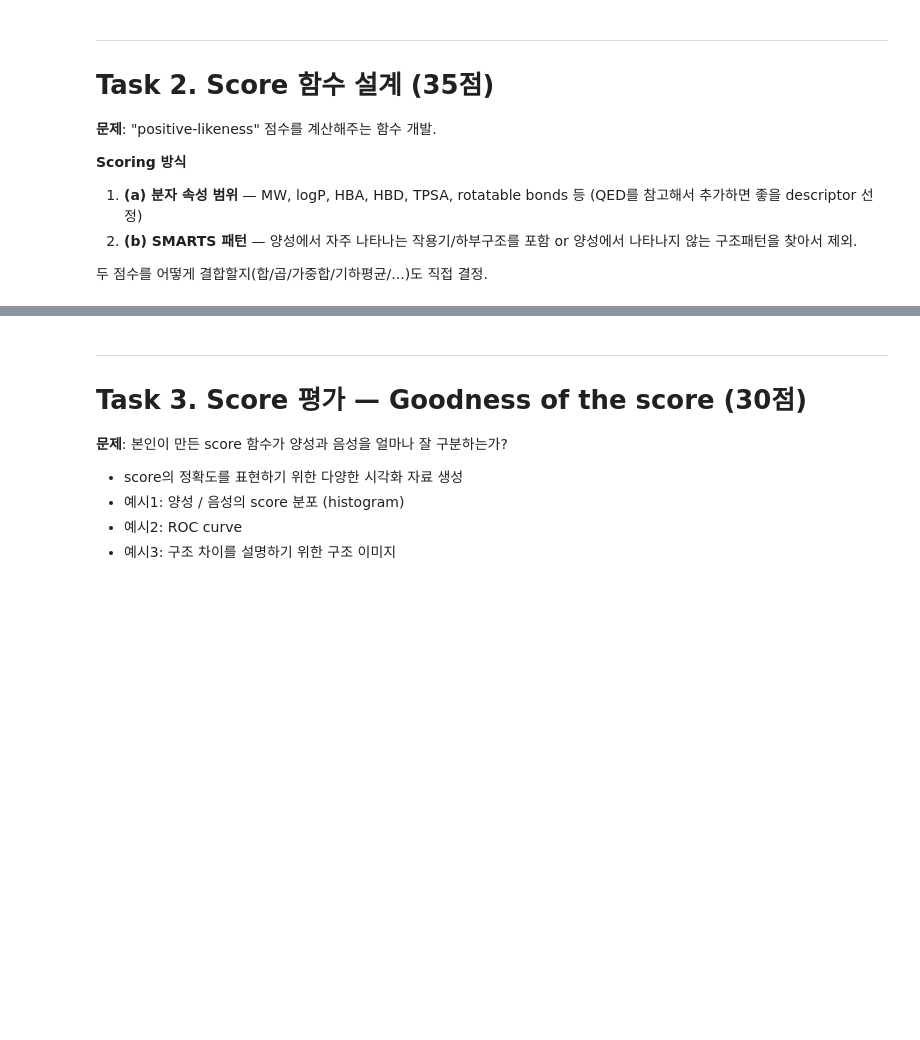
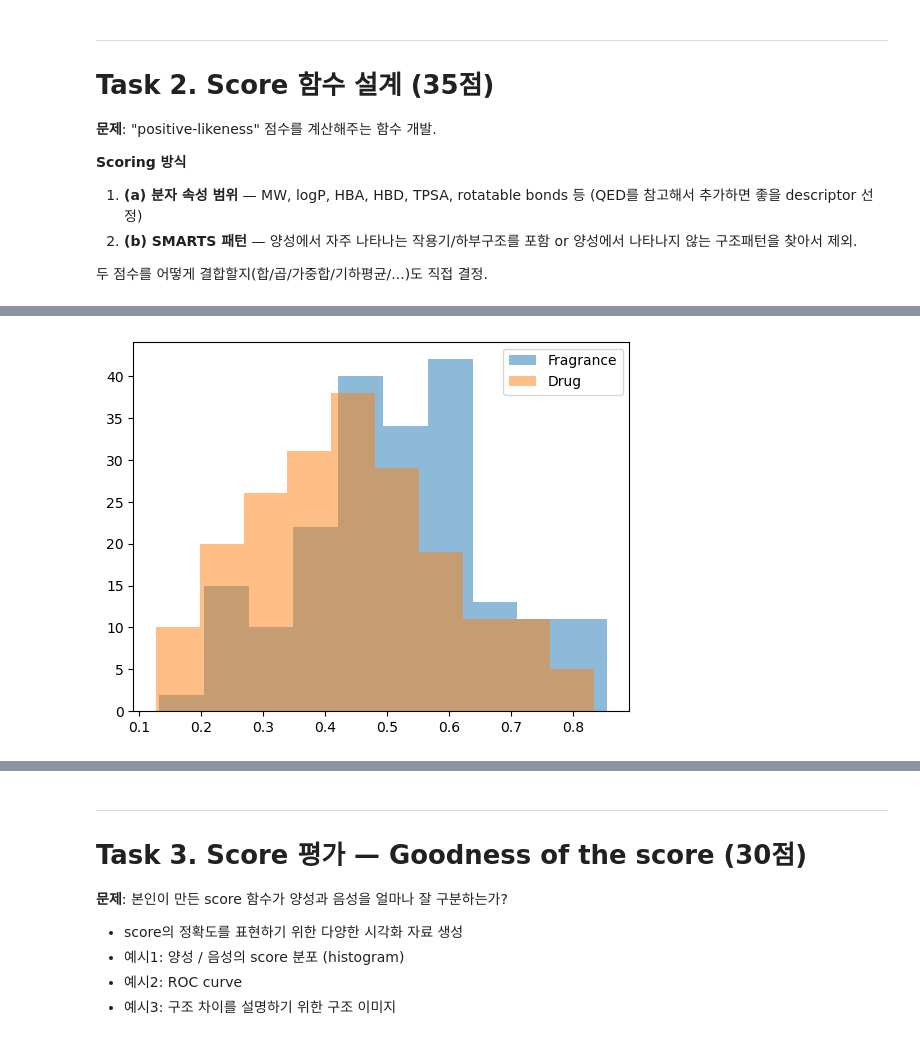
Before and after one commit to Hyeji-Shin-lab/2026-Algorithm, a Jupyter notebook: 신혜지_20251259_화학제품군.ipynb, the cells around one changed output, grey strips where cells are left out. Saved outputs shown, nothing was run; the diff lists cells and outputs as text; code cells hidden in the pictures; blank space fills up the shorter version.

```diff
--- a/신혜지_20251259_화학제품군.ipynb
+++ b/신혜지_20251259_화학제품군.ipynb
@@ -631,0 +673,3 @@ H --> I[Negative Selection]
+# %%
+# threshold 추가
+threshold = len(valid) * 0.3
@@ -632,3 +806,21 @@ H --> I[Negative Selection]
+# %%
+# positive vs negative
+
+neg_scores = []
+
+for i, s in enumerate(drug_valid[:200]):
+    mol = Chem.MolFromSmiles(s)
+    desc = drug_desc.iloc[i]
+    neg_scores.append(final_score(mol, desc))
+
+
+# 비교 plot
+plt.hist(scores, alpha = 0.5, label = "Fragrance")
+plt.hist(neg_scores, alpha = 0.5, label = "Drug")
+plt.legend()
+plt.show()
+# %% [output]
+[figure, added]
 # %% [markdown]
 **📝 Score 함수 설계 근거 (아래는 예시):**
 
```
Also changed, not shown: parts of 37 cells of this notebook.
